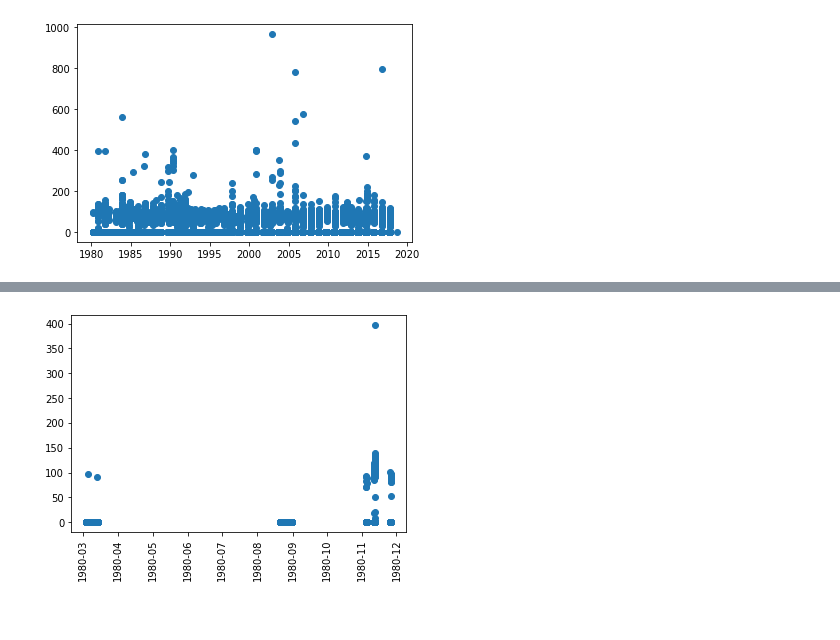
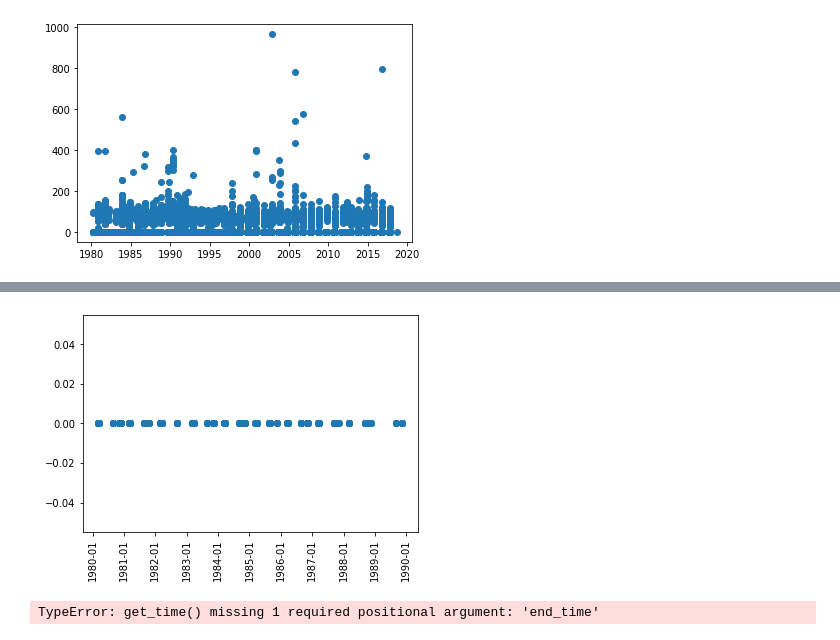
Before and after one commit to mrwigington/LakePowell, a Jupyter notebook: Imputing weights.ipynb, the cells around one changed output, grey strips where cells are left out. Saved outputs shown, nothing was run; the diff lists cells and outputs as text; code cells hidden in the pictures.

Commit message:
imputing data

```diff
--- a/Imputing weights.ipynb
+++ b/Imputing weights.ipynb
@@ -34,7 +179,7 @@ To register the converters:
 # %%
 #time must be in the form year-month-day
 import matplotlib.dates as mdates
-def get_time(start_time, end_time):
+def get_time(df, start_time, end_time):
     mydate = df[["Date"]]
     weight = df[['Relative weight']]
     weight = weight.fillna(0)
@@ -56,0 +215,7 @@ def get_time(start_time, end_time):
+# %%
+#we need to separate out the species
+import filter
+df = fish_data
+df.head()
+species = df.loc[df['Species'] == "LMB"]
+species['Relative weight'].unique()
@@ -56,0 +224,4 @@ def get_time(start_time, end_time):
+# %%
+fil = filter.Filter(df)
+fil.givenSpecies(['CRP'])
+fil.df["Relative weight"].unique()
@@ -57,4 +234,8 @@ def get_time(start_time, end_time):
+# %%
+get_time(fil.df, '1980-01-01', '1990-01-01')
+# %% [output]
+[figure, added]
 # %%
 get_time('1980-01-01', '1981-01-01')
 # %% [output]
-[figure, removed]
+TypeError: get_time() missing 1 required positional argument: 'end_time'
```
Also changed, not shown: parts of 35 cells of this notebook, 1 other file.
